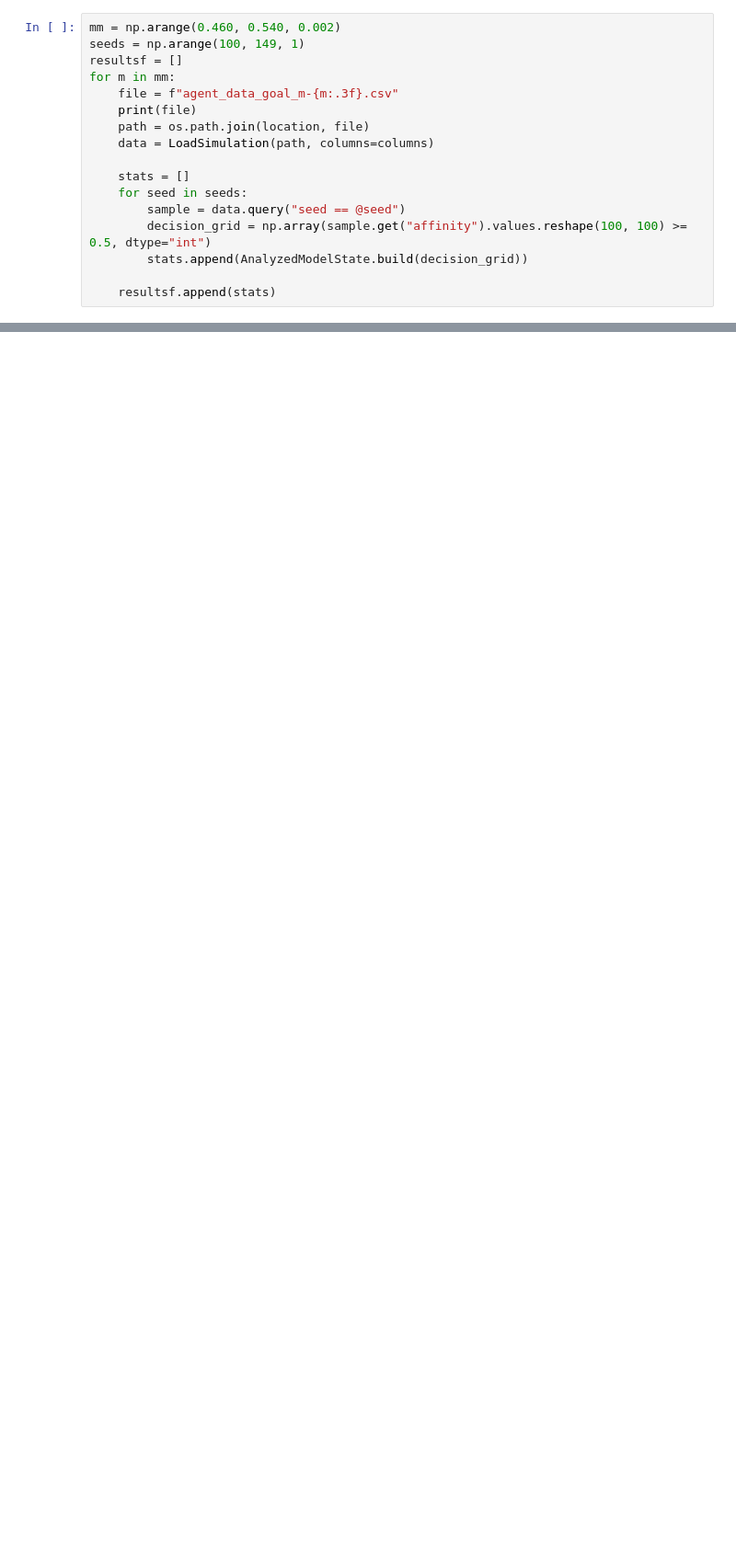
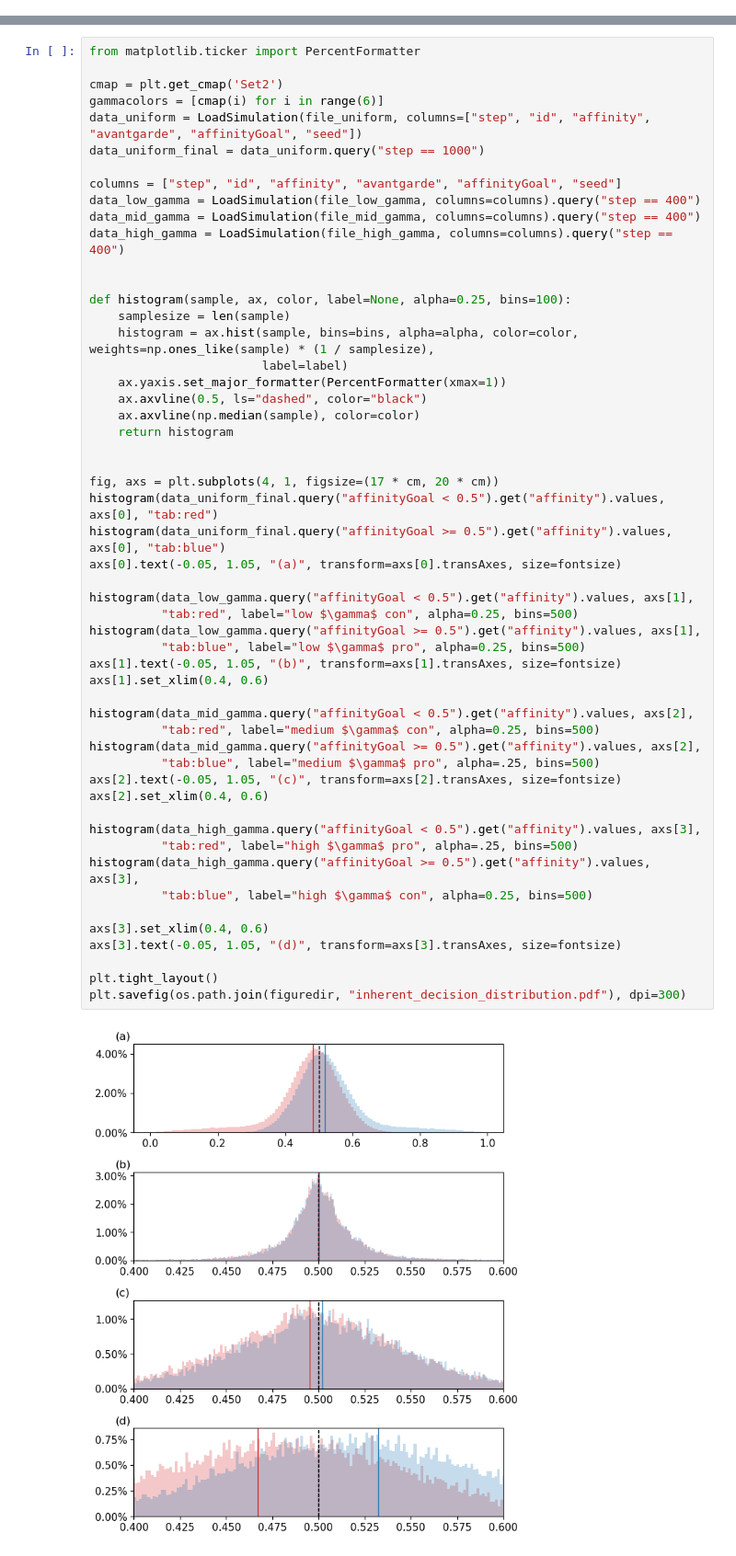
Before and after one commit to lquante/social_agent_based_modelling, a Jupyter notebook: notebooks/paper_graphics.ipynb, the cells around one changed output, grey strips where cells are left out. Shown at 92% size. Cells and saved outputs as stored; diff of their text form; blank space fills up the shorter version.

```diff
--- a/notebooks/paper_graphics.ipynb
+++ b/notebooks/paper_graphics.ipynb
@@ -638,17 +164,0 @@ agent_data_avantgarde_m-0.700.csv
-# %%
-mm = np.arange(0.460, 0.540, 0.002)
-seeds = np.arange(100, 149, 1)
-resultsf = []
-for m in mm:
-    file = f"agent_data_goal_m-{m:.3f}.csv"
-    print(file)
-    path = os.path.join(location, file)
-    data = LoadSimulation(path, columns=columns)
-
-    stats = []
-    for seed in seeds:
-        sample = data.query("seed == @seed")
-        decision_grid = np.array(sample.get("affinity").values.reshape(100, 100) >= 0.5, dtype="int")
-        stats.append(AnalyzedModelState.build(decision_grid))
-
-    resultsf.append(stats)
@@ -746,0 +165,55 @@ NameError: name 'resultsf' is not defined
+# %%
+from matplotlib.ticker import PercentFormatter
+
+cmap = plt.get_cmap('Set2')
+gammacolors = [cmap(i) for i in range(6)]
+data_uniform = LoadSimulation(file_uniform, columns=["step", "id", "affinity", "avantgarde", "affinityGoal", "seed"])
+data_uniform_final = data_uniform.query("step == 1000")
+
+columns = ["step", "id", "affinity", "avantgarde", "affinityGoal", "seed"]
+data_low_gamma = LoadSimulation(file_low_gamma, columns=columns).query("step == 400")
+data_mid_gamma = LoadSimulation(file_mid_gamma, columns=columns).query("step == 400")
+data_high_gamma = LoadSimulation(file_high_gamma, columns=columns).query("step == 400")
+
+
+def histogram(sample, ax, color, label=None, alpha=0.25, bins=100):
+    samplesize = len(sample)
+    histogram = ax.hist(sample, bins=bins, alpha=alpha, color=color, weights=np.ones_like(sample) * (1 / samplesize),
+                        label=label)
+    ax.yaxis.set_major_formatter(PercentFormatter(xmax=1))
+    ax.axvline(0.5, ls="dashed", color="black")
+    ax.axvline(np.median(sample), color=color)
+    return histogram
+
+
+fig, axs = plt.subplots(4, 1, figsize=(17 * cm, 20 * cm))
+histogram(data_uniform_final.query("affinityGoal < 0.5").get("affinity").values, axs[0], "tab:red")
+histogram(data_uniform_final.query("affinityGoal >= 0.5").get("affinity").values, axs[0], "tab:blue")
+axs[0].text(-0.05, 1.05, "(a)", transform=axs[0].transAxes, size=fontsize)
+
+histogram(data_low_gamma.query("affinityGoal < 0.5").get("affinity").values, axs[1],
+          "tab:red", label="low $\gamma$ con", alpha=0.25, bins=500)
+histogram(data_low_gamma.query("affinityGoal >= 0.5").get("affinity").values, axs[1],
+          "tab:blue", label="low $\gamma$ pro", alpha=0.25, bins=500)
+axs[1].text(-0.05, 1.05, "(b)", transform=axs[1].transAxes, size=fontsize)
+axs[1].set_xlim(0.4, 0.6)
+
+histogram(data_mid_gamma.query("affinityGoal < 0.5").get("affinity").values, axs[2],
+          "tab:red", label="medium $\gamma$ con", alpha=0.25, bins=500)
+histogram(data_mid_gamma.query("affinityGoal >= 0.5").get("affinity").values, axs[2],
+          "tab:blue", label="medium $\gamma$ pro", alpha=.25, bins=500)
+axs[2].text(-0.05, 1.05, "(c)", transform=axs[2].transAxes, size=fontsize)
+axs[2].set_xlim(0.4, 0.6)
+
+histogram(data_high_gamma.query("affinityGoal < 0.5").get("affinity").values, axs[3],
+          "tab:red", label="high $\gamma$ pro", alpha=.25, bins=500)
+histogram(data_high_gamma.query("affinityGoal >= 0.5").get("affinity").values, axs[3],
+          "tab:blue", label="high $\gamma$ con", alpha=0.25, bins=500)
+
+axs[3].set_xlim(0.4, 0.6)
+axs[3].text(-0.05, 1.05, "(d)", transform=axs[3].transAxes, size=fontsize)
+
+plt.tight_layout()
+plt.savefig(os.path.join(figuredir, "inherent_decision_distribution.pdf"), dpi=300)
+# %% [output]
+[figure, added]
```
Also changed, not shown: parts of 18 cells of this notebook, 3 other files.
